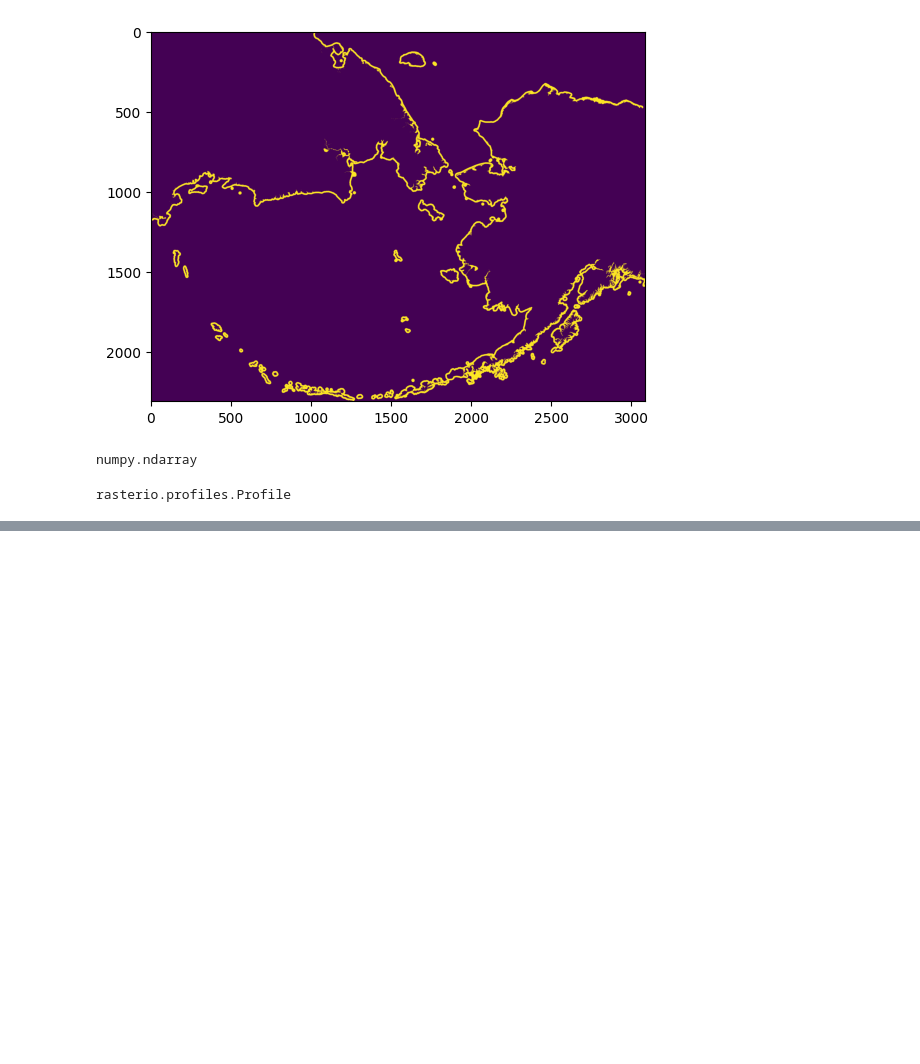
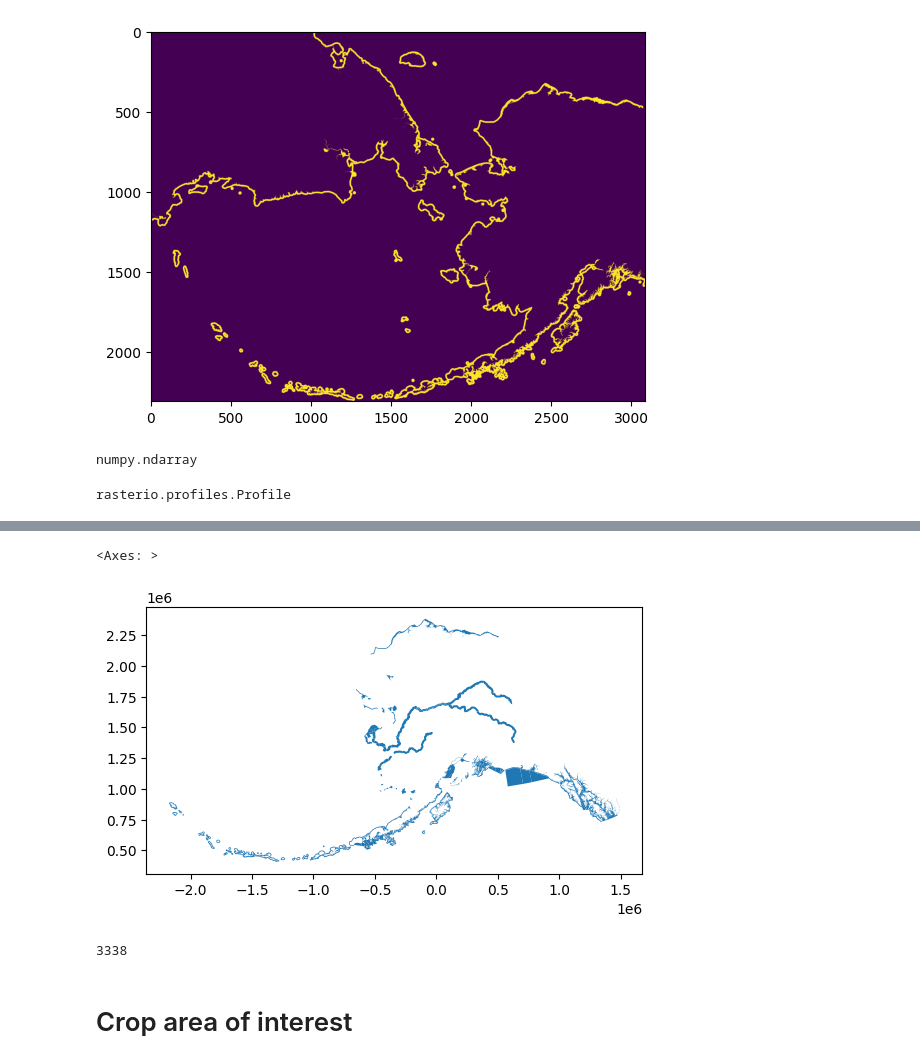
Before and after one commit to mloranty/scalable-computing-examples, a Jupyter notebook: geopandas-intro.ipynb, the cells around one changed output, grey strips where cells are left out. Cells and saved outputs as stored; diff of their text form; code cells hidden in the pictures; blank space fills up the shorter version.

```diff
--- a/geopandas-intro.ipynb
+++ b/geopandas-intro.ipynb
@@ -30,0 +109,13 @@ rasterio.profiles.Profile
+# %%
+comm_wkt = comm.to_crs(ships_meta["crs"])
+
+comm_wkt.plot()
+# %% [output]
+<Axes: >
+[figure, added]
+# %%
+ships_meta["crs"].to_epsg()
+# %% [output]
+3338
+# %% [markdown]
+# Crop area of interest
```
Also changed, not shown: parts of 31 cells of this notebook.
